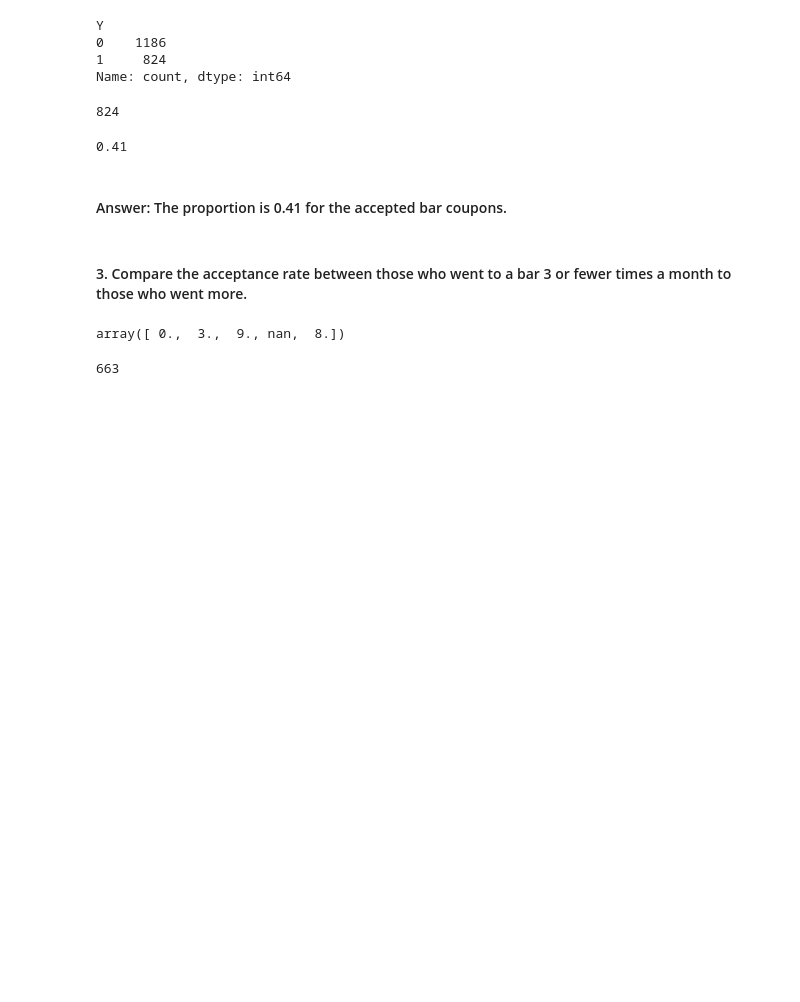
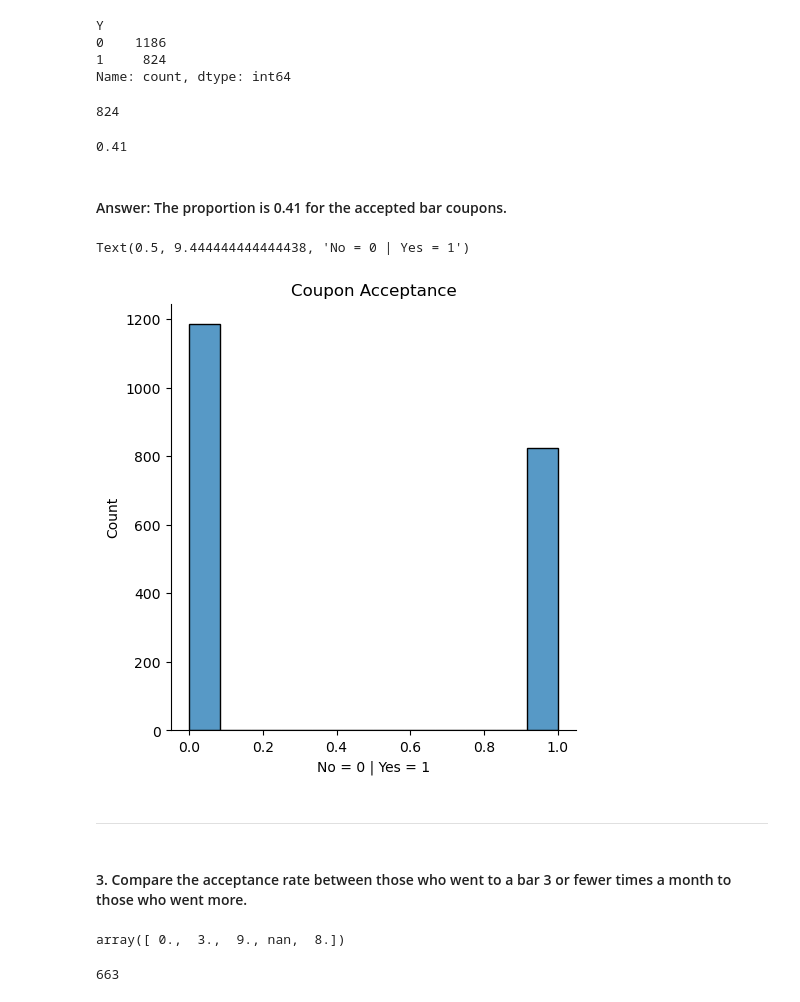
Before and after one commit to rbermudezhomes-ai/haas-ai_Practical_Application51, a Jupyter notebook: Practical_Application_1.ipynb, the cells around one changed output. Drawn from its saved outputs; the diff is of its cells as text; code cells hidden in the pictures; blank space fills up the shorter version.

```diff
--- a/Practical_Application_1.ipynb
+++ b/Practical_Application_1.ipynb
@@ -541,6 +542,16 @@ round(accepted_bar_coupons_prop,2)
 0.41
 # %% [markdown]
 #### Answer: The proportion is 0.41 for the accepted bar coupons.
+# %%
+#Seaborn histogram
+sns.displot(bar_coupons_data, x = 'Y')
+plt.title("Coupon Acceptance")
+plt.xlabel("No = 0 | Yes = 1")
+# %% [output]
+Text(0.5, 9.444444444444438, 'No = 0 | Yes = 1')
+[figure, added]
+# %% [markdown]
+---
 # %% [markdown]
 #### 3. Compare the acceptance rate between those who went to a bar 3 or fewer times a month to those who went more.
 # %%
```
Also changed, not shown: parts of 9 cells of this notebook.
